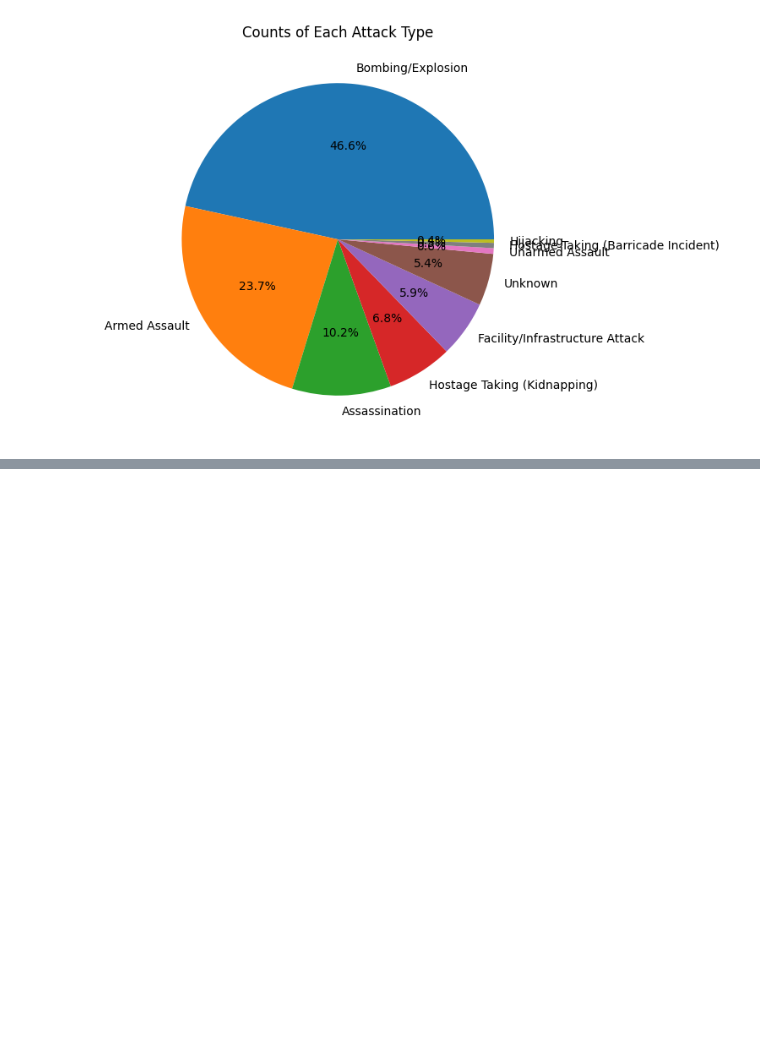
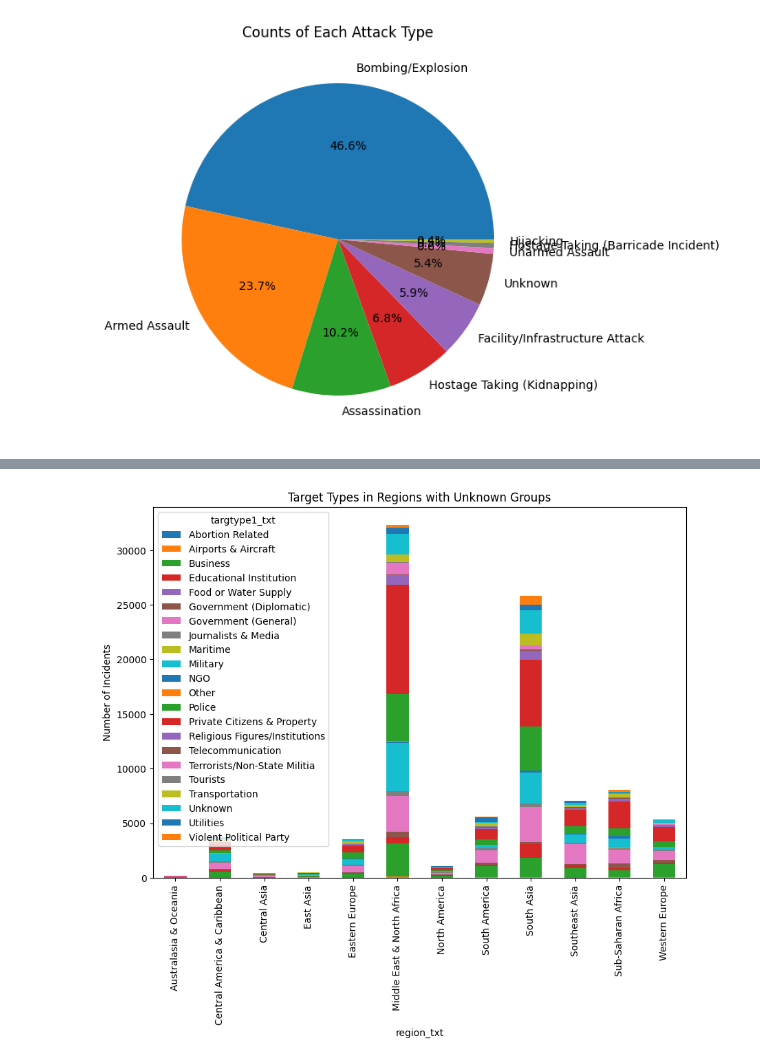
Before and after one commit to saitejasri1/Globalterror, a Jupyter notebook: Data Analysis code/sample.ipynb, the cells around one changed output, grey strips where cells are left out. Drawn from its saved outputs; the diff is of its cells as text; code cells hidden in the pictures; blank space fills up the shorter version.

```diff
--- a/Data Analysis code/sample.ipynb
+++ b/Data Analysis code/sample.ipynb
@@ -161,0 +241,10 @@ df.to_csv('success_failure_data.csv', index=False)
+# %%
+# Example: Investigate target types for unknown groups
+targettype_by_region = unknown_gname_df.groupby(['region_txt', 'targtype1_txt']).size().unstack()
+
+# Plotting target types by region with unknown groups
+targettype_by_region.plot(kind='bar', stacked=True, figsize=(10, 7), title='Target Types in Regions with Unknown Groups')
+plt.ylabel('Number of Incidents')
+plt.show()
+# %% [output]
+[figure, added]
```
Also changed, not shown: parts of 16 cells of this notebook, 18 other files.
